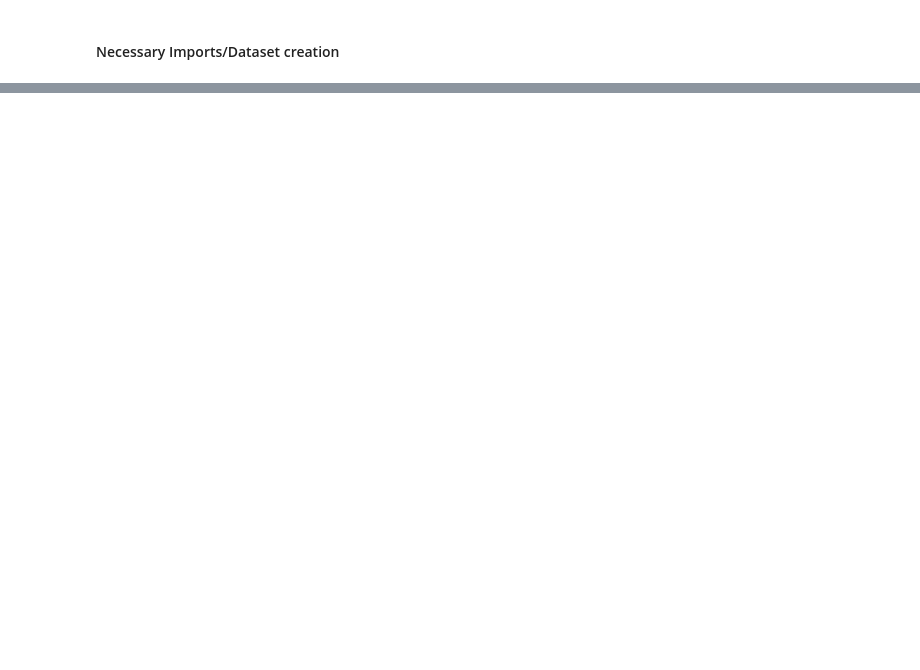
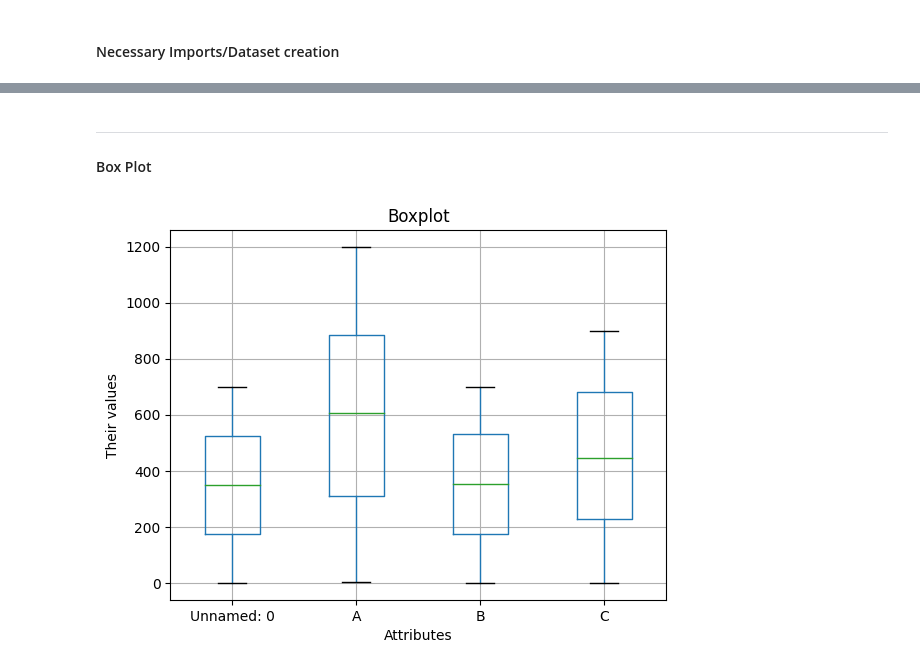
Before and after one commit to AdityaHegde712/ML-Lab, a Jupyter notebook: Lab2/21WU0101053_Aditya_Hegde_MLlab2.ipynb, the cells around one changed output, grey strips where cells are left out. Saved outputs shown, nothing was run; the diff lists cells and outputs as text; code cells hidden in the pictures; blank space fills up the shorter version.

```diff
--- a/Lab2/21WU0101053_Aditya_Hegde_MLlab2.ipynb
+++ b/Lab2/21WU0101053_Aditya_Hegde_MLlab2.ipynb
@@ -79,0 +90,11 @@ plt.show()
+# %% [markdown]
+-------------------------------------------------------------
+#### Box Plot
+# %%
+synthetic_df.boxplot()
+plt.title('Boxplot')
+plt.xlabel('Attributes')
+plt.ylabel('Their values')
+plt.show()
+# %% [output]
+[figure, added]
```
Also changed, not shown: parts of 34 cells of this notebook, 2 other files.
